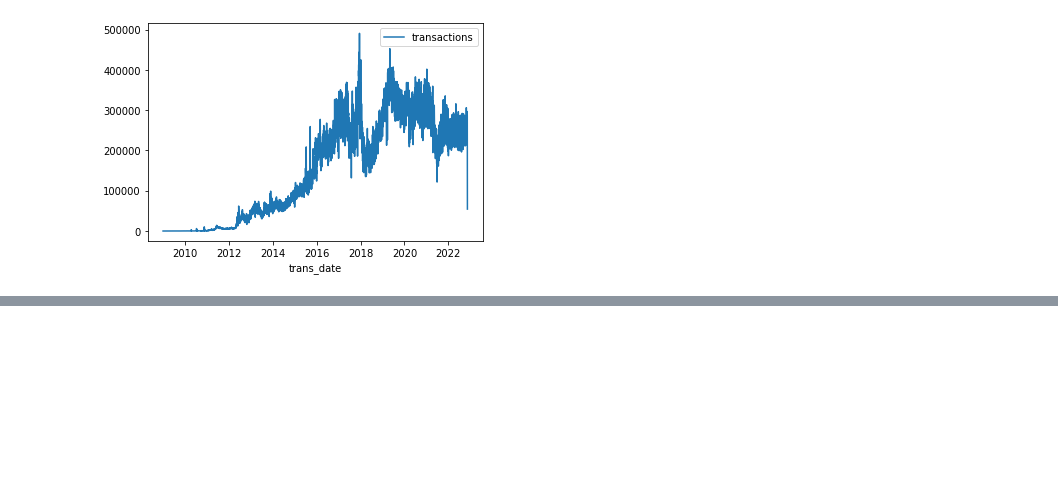
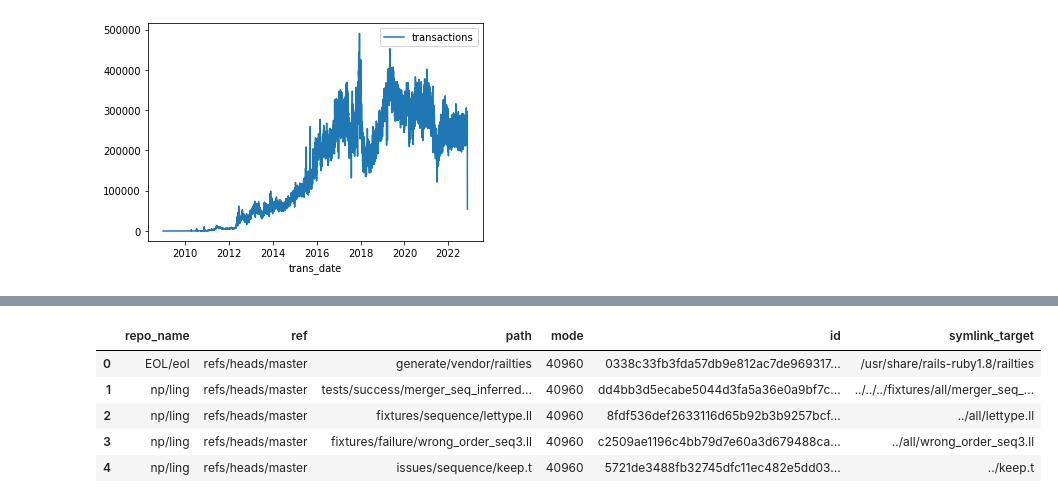
Before and after one commit to NuwanUdara/Kaggle-Mysql, a Jupyter notebook: sketch1.ipynb, the cells around one changed output, grey strips where cells are left out. Drawn from its saved outputs; the diff is of its cells as text; code cells hidden in the pictures; blank space fills up the shorter version.

```diff
--- a/sketch1.ipynb
+++ b/sketch1.ipynb
@@ -465,0 +496,16 @@ transactions_by_date.set_index('trans_date').plot()
+# %%
+# Construct a reference to the "sample_files" table
+files_ref = dataset_ref.table("sample_files")
+
+# API request - fetch the table
+files_table = client.get_table(files_ref)
+
+# Preview the first five lines of the "sample_files" table
+client.list_rows(files_table, max_results=5).to_dataframe()
+# %% [output]
+|  | repo_name | ref | path | mode | id | symlink_target |
+| 0 | EOL/eol | refs/heads/master | generate/vendor/railties | 40960 | 0338c33fb3fda57db9e812ac7de969317... | /usr/share/rails-ruby1.8/railties |
+| 1 | np/ling | refs/heads/master | tests/success/merger_seq_inferred... | 40960 | dd4bb3d5ecabe5044d3fa5a36e0a9bf7c... | ../../../fixtures/all/merger_seq_... |
+| 2 | np/ling | refs/heads/master | fixtures/sequence/lettype.ll | 40960 | 8fdf536def2633116d65b92b3b9257bcf... | ../all/lettype.ll |
+| 3 | np/ling | refs/heads/master | fixtures/failure/wrong_order_seq3.ll | 40960 | c2509ae1196c4bb79d7e60a3d679488ca... | ../all/wrong_order_seq3.ll |
+| 4 | np/ling | refs/heads/master | issues/sequence/keep.t | 40960 | 5721de3488fb32745dfc11ec482e5dd03... | ../keep.t |
```
Also changed, not shown: parts of 4 cells of this notebook.
